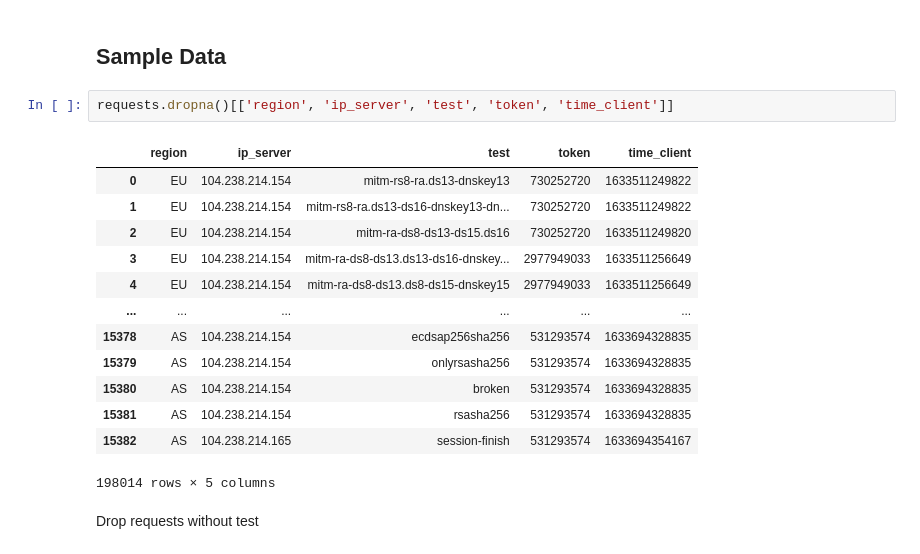
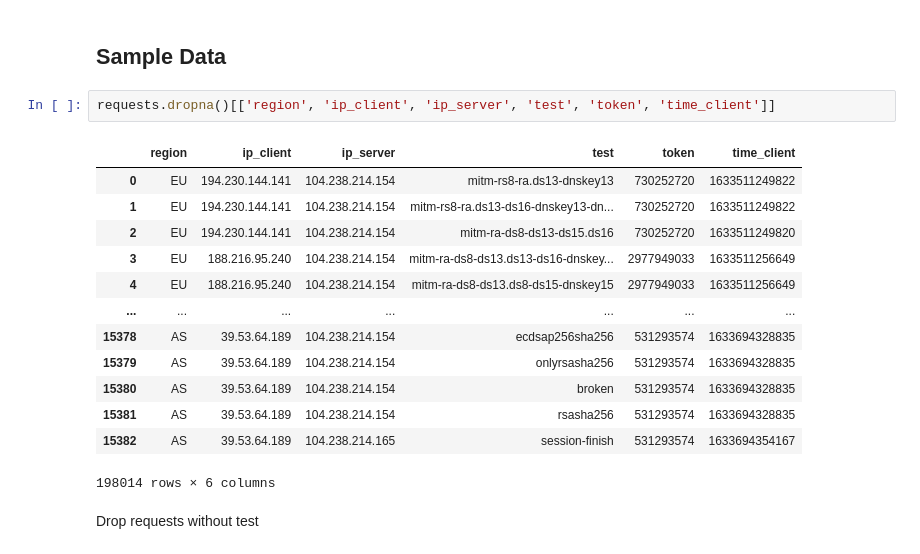
Before and after one commit to nils-wisiol/dns-downgrade-attack, a Jupyter notebook: ipynb/Adnet Study Analysis v2 Old Data.ipynb, the cells around one changed output. Saved outputs shown, nothing was run; the diff lists cells and outputs as text.

```diff
--- a/ipynb/Adnet Study Analysis v2 Old Data.ipynb
+++ b/ipynb/Adnet Study Analysis v2 Old Data.ipynb
@@ -87,21 +87,21 @@ requests[['test', 'token', 'time_client']] = requests.apply(splitq, axis=1, resu
 # %% [markdown]
 ## Sample Data
 # %%
-requests.dropna()[['region', 'ip_server', 'test', 'token', 'time_client']]
+requests.dropna()[['region', 'ip_client', 'ip_server', 'test', 'token', 'time_client']]
 # %% [output]
-|  | region | ip_server | test | token | time_client |
-| 0 | EU | 104.238.214.154 | mitm-rs8-ra.ds13-dnskey13 | 730252720 | 1633511249822 |
-| 1 | EU | 104.238.214.154 | mitm-rs8-ra.ds13-ds16-dnskey13-dn... | 730252720 | 1633511249822 |
-| 2 | EU | 104.238.214.154 | mitm-ra-ds8-ds13-ds15.ds16 | 730252720 | 1633511249820 |
-| 3 | EU | 104.238.214.154 | mitm-ra-ds8-ds13.ds13-ds16-dnskey... | 2977949033 | 1633511256649 |
-| 4 | EU | 104.238.214.154 | mitm-ra-ds8-ds13.ds8-ds15-dnskey15 | 2977949033 | 1633511256649 |
-| ... | ... | ... | ... | ... | ... |
-| 15378 | AS | 104.238.214.154 | ecdsap256sha256 | 531293574 | 1633694328835 |
-| 15379 | AS | 104.238.214.154 | onlyrsasha256 | 531293574 | 1633694328835 |
-| 15380 | AS | 104.238.214.154 | broken | 531293574 | 1633694328835 |
-| 15381 | AS | 104.238.214.154 | rsasha256 | 531293574 | 1633694328835 |
-| 15382 | AS | 104.238.214.165 | session-finish | 531293574 | 1633694354167 |
+|  | region | ip_client | ip_server | test | token | time_client |
+| 0 | EU | 194.230.144.141 | 104.238.214.154 | mitm-rs8-ra.ds13-dnskey13 | 730252720 | 1633511249822 |
+| 1 | EU | 194.230.144.141 | 104.238.214.154 | mitm-rs8-ra.ds13-ds16-dnskey13-dn... | 730252720 | 1633511249822 |
+| 2 | EU | 194.230.144.141 | 104.238.214.154 | mitm-ra-ds8-ds13-ds15.ds16 | 730252720 | 1633511249820 |
+| 3 | EU | 188.216.95.240 | 104.238.214.154 | mitm-ra-ds8-ds13.ds13-ds16-dnskey... | 2977949033 | 1633511256649 |
+| 4 | EU | 188.216.95.240 | 104.238.214.154 | mitm-ra-ds8-ds13.ds8-ds15-dnskey15 | 2977949033 | 1633511256649 |
+| ... | ... | ... | ... | ... | ... | ... |
+| 15378 | AS | 39.53.64.189 | 104.238.214.154 | ecdsap256sha256 | 531293574 | 1633694328835 |
+| 15379 | AS | 39.53.64.189 | 104.238.214.154 | onlyrsasha256 | 531293574 | 1633694328835 |
+| 15380 | AS | 39.53.64.189 | 104.238.214.154 | broken | 531293574 | 1633694328835 |
+| 15381 | AS | 39.53.64.189 | 104.238.214.154 | rsasha256 | 531293574 | 1633694328835 |
+| 15382 | AS | 39.53.64.189 | 104.238.214.165 | session-finish | 531293574 | 1633694354167 |
-198014 rows × 5 columns
+198014 rows × 6 columns
 # %% [markdown]
 Drop requests without test
 # %%
```
Also changed, not shown: parts of 23 cells of this notebook.
